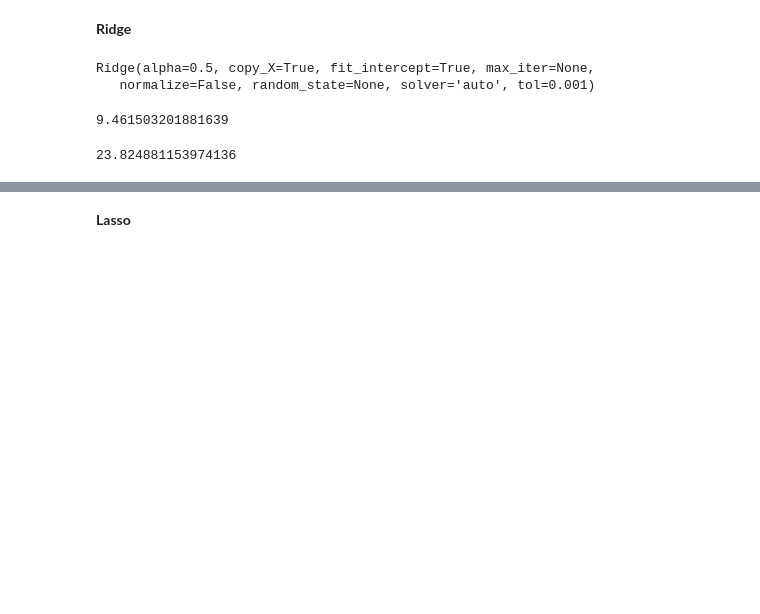
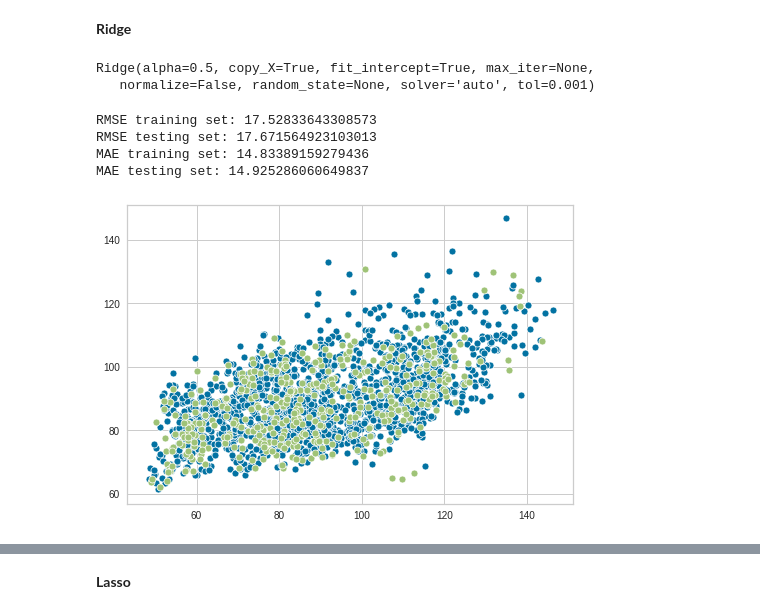
Before and after one commit to agnieszkajaniak/mgr, a Jupyter notebook: data_processing.ipynb, the cells around one changed output, grey strips where cells are left out. Drawn from its saved outputs; the diff is of its cells as text; code cells hidden in the pictures; blank space fills up the shorter version.

```diff
--- a/data_processing.ipynb
+++ b/data_processing.ipynb
@@ -430,11 +474,12 @@ treg.fit(Xt_train, Yt_train)
 # %% [output]
 Ridge(alpha=0.5, copy_X=True, fit_intercept=True, max_iter=None,
    normalize=False, random_state=None, solver='auto', tol=0.001)
-# %%
-np.std(abs(Y_validation - reg.predict(X_validation)))
-# %% [output]
-9.461503201881639
-# %%
-np.std(abs(Y_validation - treg.predict(X_validation)))
-# %% [output]
-23.824881153974136
+# %%
+#without transformation
+evaluation(reg, X_train, Y_train, X_validation, Y_validation)
+# %% [output]
+RMSE training set: 17.52833643308573
+RMSE testing set: 17.671564923103013
+MAE training set: 14.83389159279436
+MAE testing set: 14.925286060649837
+[figure, added]
```
Also changed, not shown: parts of 49 cells of this notebook.
